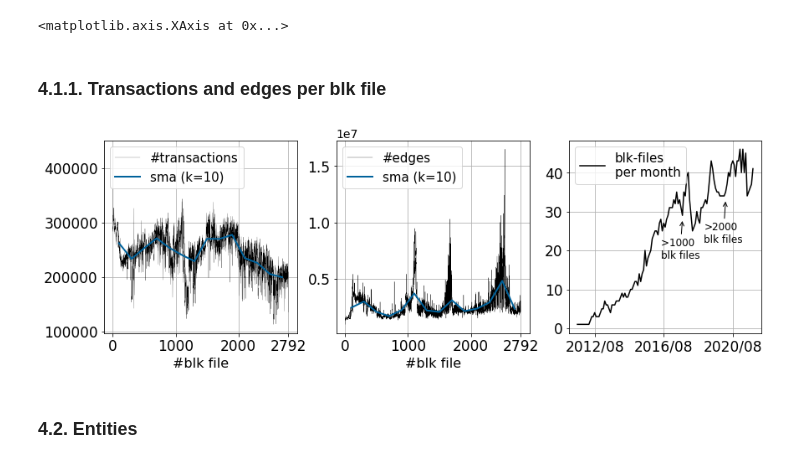
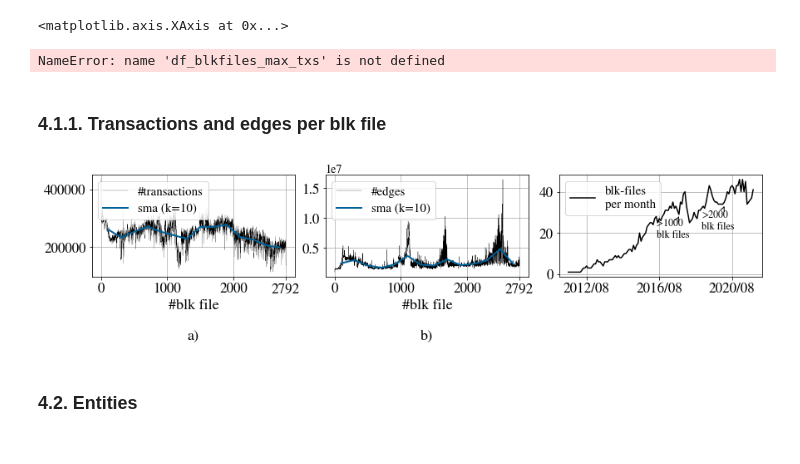
Before and after one commit to nerolation/python-bitcoin-scraper, a Jupyter notebook: btc-graph-analysis.ipynb, the cells around one changed output. Saved outputs shown, nothing was run; the diff lists cells and outputs as text; code cells hidden in the pictures.

```diff
--- a/btc-graph-analysis.ipynb
+++ b/btc-graph-analysis.ipynb
@@ -301,12 +302,31 @@ query = """
         SELECT    *
         FROM      `{}.{}.{}`
         """.format(bq_project,bq_dataset,bq_table)
-df_ent_active = pd.read_gbq(query, bq_project)[:-1]
+#df_ent_active = pd.read_gbq(query, bq_project)[:-1]
+
+
+
+bq_table = "coinj_throughput_over_time"
+
+query = """
+        SELECT    *
+        FROM      `{}.{}.{}`
+        """.format(bq_project,bq_dataset,bq_table)
+df_cj_throughput = pd.read_gbq(query, bq_project)[:-1]
+
+
+bq_table = "usergraph_mergers_over_date"
+
+query = """
+        SELECT    *
+        FROM      `{}.{}.{}`
+        """.format(bq_project,bq_dataset,bq_table)
+#df_mergers_over_date = pd.read_gbq(query, bq_project)[:-1]
 
 
 # Add column with datetime object (from ts)
-#df_blkfiles["timestamp"] = list(map(lambda x: datetime.utcfromtimestamp(x).strftime("%Y/%m"), df_blkfiles["ts"]))
-#df_blkfiles_gr = df_blkfiles.groupby(["timestamp"]).size()[:-1]
-#df_blkfiles_ma_index = df_blkfiles.groupby(df_blkfiles.index // 200).mean()["blk_file_nr"]
-#df_blkfiles_ma_edges = df_blkfiles.groupby(df_blkfiles.index // 200).mean()["edges"]
-#df_blkfiles_ma_txs = df_blkfiles.groupby(df_blkfiles.index // 200).mean()["txs"]
+df_blkfiles["timestamp"] = list(map(lambda x: datetime.utcfromtimestamp(x).strftime("%Y/%m"), df_blkfiles["ts"]))
+df_blkfiles_gr = df_blkfiles.groupby(["timestamp"]).size()[:-1]
+df_blkfiles_ma_index = df_blkfiles.groupby(df_blkfiles.index // 200).mean()["blk_file_nr"]
+df_blkfiles_ma_edges = df_blkfiles.groupby(df_blkfiles.index // 200).mean()["edges"]
+df_blkfiles_ma_txs = df_blkfiles.groupby(df_blkfiles.index // 200).mean()["txs"]
@@ -447,49 +517,51 @@ axs[0].xaxis.
 # %%
 axs[0].xaxis
 # %%
-axs[0].xaxis
+df_blkfiles_max_txs
+# %% [output]
+NameError: name 'df_blkfiles_max_txs' is not defined
 # %% [markdown]
 ### 4.1.1. Transactions and edges per blk file
 # %%
 # Create figure with size 5x3.15 inches
-f, axs = plt.subplots(1, 3,figsize=(12, 4))
+f, axs = plt.subplots(1, 3,figsize=(12, 3))
 
 # Plot chart
 axs[0].plot(df_blkfiles["blk_file_nr"],df_blkfiles["txs"], color="k", linewidth = 0.2, label="#transactions")
 axs[0].plot(df_blkfiles_ma_index,df_blkfiles_ma_txs, color="#00629b", linewidth = 2, label="sma (k=10)")
 axs[0].xaxis.set_ticks([0,1000,2000,df_blkfiles["blk_file_nr"].iloc[-1]])
-axs[0].set_xlabel("#blk file", fontsize=16)
+axs[0].set_xlabel("#blk file\n\na)", fontsize=18)
 
 
 axs[1].plot(df_blkfiles["blk_file_nr"],df_blkfiles["edges"], color="k", linewidth = 0.3, label="#edges")
 axs[1].plot(df_blkfiles_ma_index,df_blkfiles_ma_edges, color="#00629b", linewidth = 2, label="sma (k=10)")
-axs[1].set_xlabel("#blk file", fontsize=16)
+axs[1].set_xlabel("#blk file\n\nb)", fontsize=18)
 axs[1].xaxis.set_ticks([0,1000,2000,df_blkfiles["blk_file_nr"].iloc[-1]])
 axs[1].yaxis.get_offset_text().set_fontsize(14)
 
 axs[2].plot(df_blkfiles_gr.index,df_blkfiles_gr, color="k", label="blk-files\nper month")
 axs[2].xaxis.set_ticks(np.arange(12, 124, 48))
 axs[2].annotate(">1000 \nblk files", xy=("2017/09", 28), xycoords='data',
             xytext=("2016/06", 18), textcoords='data',size=12,
             arrowprops=dict(arrowstyle="->",
                             connectionstyle="arc3"))
 axs[2].annotate(">2000\nblk files", xy=("2020/03", 33), xycoords='data',
             xytext=("2018/12", 22), textcoords='data',size=12,
             arrowprops=dict(arrowstyle="->",
                             connectionstyle="arc3"))
 axs[0].legend(fontsize=15, loc="upper left")
 axs[1].legend(fontsize=15)
 axs[2].legend(fontsize=15)
 axs[0].tick_params(axis='both', which='major', labelsize=17)
 axs[1].tick_params(axis='both', which='major', labelsize=17)
 axs[2].tick_params(axis='both', which='major', labelsize=17)
 
 plt.tight_layout(pad=0)
 #Save figure and show
 plt.savefig("./pictures/blk_files.pdf")
 plt.show()
 # %% [output]
-[figure, old version]
+[figure, new version]
 # %% [markdown]
 ### 4.2. Entities
 # %%
```
Also changed, not shown: parts of 8 cells of this notebook.
